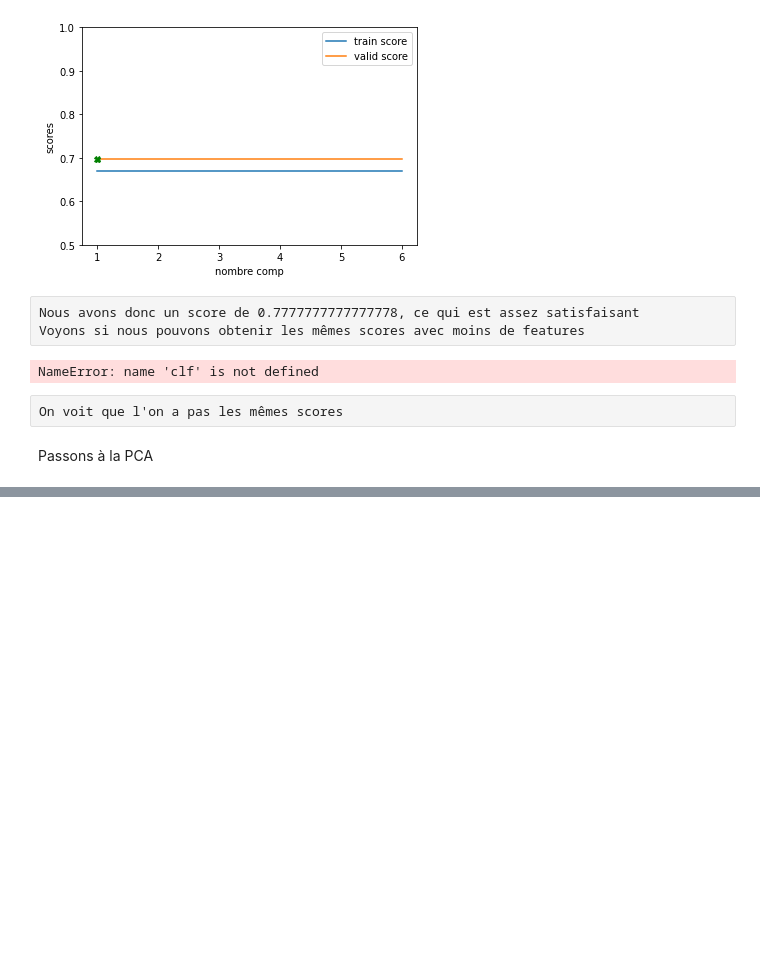
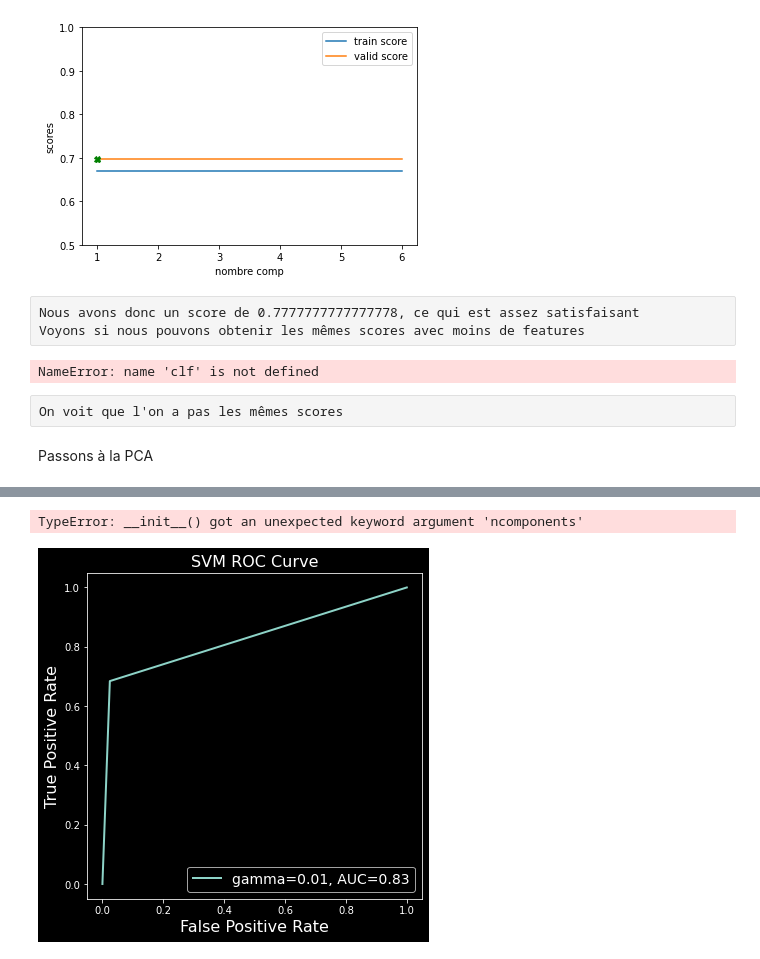
Before and after one commit to FarahTed/ProjetIA, a Jupyter notebook: Test machine learning.ipynb, the cells around one changed output, grey strips where cells are left out. Saved outputs shown, nothing was run; the diff lists cells and outputs as text; code cells hidden in the pictures; blank space fills up the shorter version.

```diff
--- a/Test machine learning.ipynb
+++ b/Test machine learning.ipynb
@@ -819,14 +794,16 @@ df_cov_matrix = np.cov(df_std.T)
 # %%
 from sklearn.decomposition import PCA
 
-#pca = PCA().fit(df_std)
+pca_ = PCA().fit(df_std)
 varianceExplained=0.950
-preProc = sklearn.decomposition.PCA(ncomponents=varianceExplained)
-preProc.fit(heart)
+preProc_ = sklearn.decomposition.PCA(ncomponents=varianceExplained)
+preProc_.fit(heart)
 plt.plot(np.cumsum(pca.explained_variance_ratio_))
 plt.xlabel("No of components")
 #plt.ylabel(‘Cumulative explained variance’)
 plt.show()
+# %% [output]
+TypeError: __init__() got an unexpected keyword argument 'ncomponents'
 # %%
 from sklearn import preprocessing
 std_scale = preprocessing.StandardScaler().fit(X_train)
@@ -877,34 +854,36 @@ from sklearn import svm
 classifier = svm.SVC(kernel='linear', gamma=0.01)
 
 # Entraîner la SVM sur le jeu d'entraînement
 classifier.fit(X_train_std, Y_train)
 
 y_test_pred = classifier.decision_function(X_test_std)
 
 # construire la courbe ROC
 from sklearn import metrics
-fpr, tpr, thr = metrics.roc_curve(Y_test, Y_test_pred)
+fpr, tpr, thr = metrics.roc_curve(Y_test, y_predict)
 
 # calculer l'aire sous la courbe ROC
 auc = metrics.auc(fpr, tpr)
 
 # créer une figure
 from matplotlib import pyplot as plt
 fig = plt.figure(figsize=(6, 6))
 
 # afficher la courbe ROC
 plt.plot(fpr, tpr, '-', lw=2, label='gamma=0.01, AUC=%.2f' % auc)
 
 # donner un titre aux axes et au graphique
 plt.xlabel('False Positive Rate', fontsize=16)
 plt.ylabel('True Positive Rate', fontsize=16)
 plt.title('SVM ROC Curve', fontsize=16)
 
 # afficher la légende
 plt.legend(loc="lower right", fontsize=14)
 
 # afficher l'image
 plt.show()
+# %% [output]
+[figure, added]
 # %%
 dataframe = heart[features]
 Pos = np.where(B==1, 0, 1)
```
Also changed, not shown: parts of 17 cells of this notebook, 1 other file.
